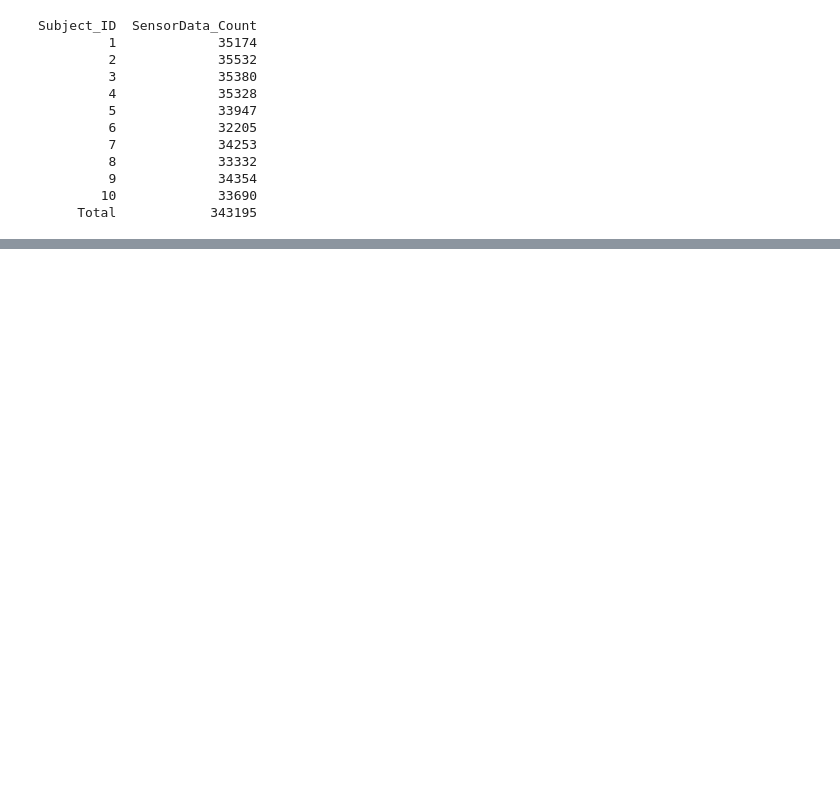
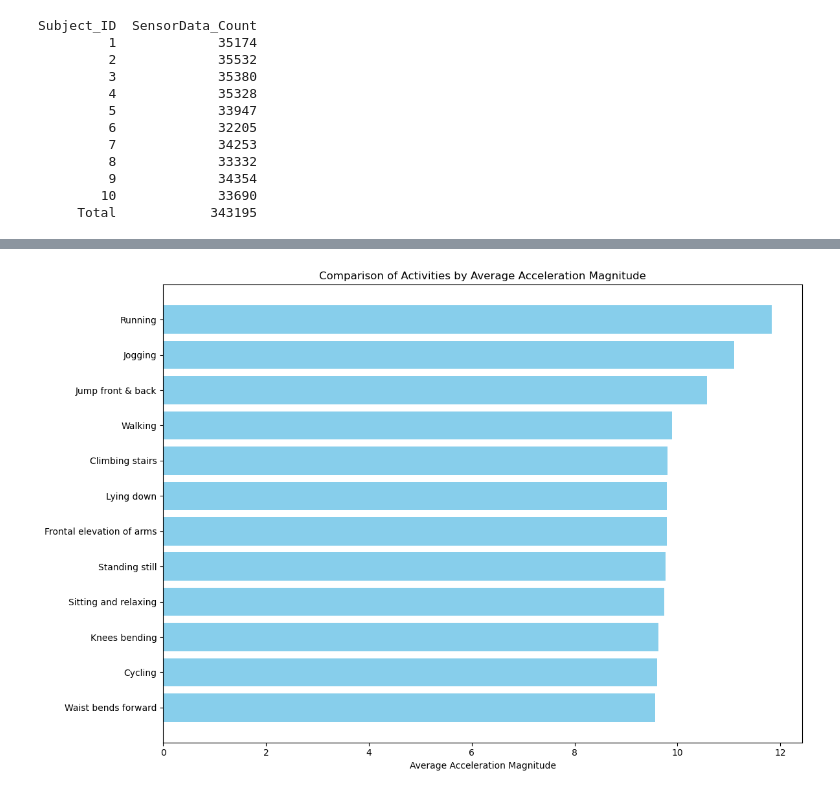
Before and after one commit to mdarnowski/mhealth_masters, a Jupyter notebook: analysis/ds_vis.ipynb, the cells around one changed output, grey strips where cells are left out. Saved outputs shown, nothing was run; the diff lists cells and outputs as text; code cells hidden in the pictures; blank space fills up the shorter version.

```diff
--- a/analysis/ds_vis.ipynb
+++ b/analysis/ds_vis.ipynb
@@ -96,0 +73,38 @@ db.close()
+# %%
+activity_sensor_stats = (
+    db.query(
+        Activity.description,
+        func.avg(
+            func.sqrt(
+                func.pow(SensorData.acceleration_chest_x, 2)
+                + func.pow(SensorData.acceleration_chest_y, 2)
+                + func.pow(SensorData.acceleration_chest_z, 2)
+            )
+        ).label("avg_acceleration_magnitude"),
+    )
+    .join(Session, Session.id == SensorData.session_id)
+    .join(Activity, Activity.id == Session.activity_id)
+    .group_by(Activity.description)
+    .all()
+)
+db.close()
+
+df_activity_stats = pd.DataFrame(
+    activity_sensor_stats, columns=["Activity", "Average Acceleration Magnitude"]
+)
+df_activity_stats = df_activity_stats.sort_values(
+    "Average Acceleration Magnitude", ascending=True
+)
+
+plt.figure(figsize=(12, 8))
+plt.barh(
+    df_activity_stats["Activity"],
+    df_activity_stats["Average Acceleration Magnitude"],
+    color="skyblue",
+)
+plt.xlabel("Average Acceleration Magnitude")
+plt.title("Comparison of Activities by Average Acceleration Magnitude")
+plt.tight_layout()
+plt.show()
+# %% [output]
+[figure, added]
```
Also changed, not shown: parts of 3 cells of this notebook, 6 other files.
